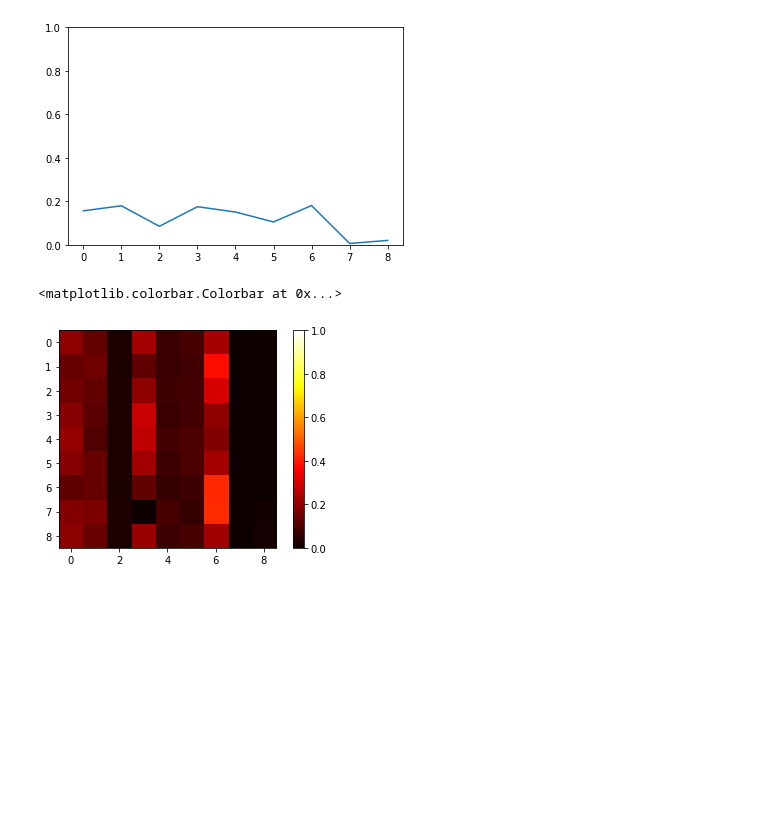
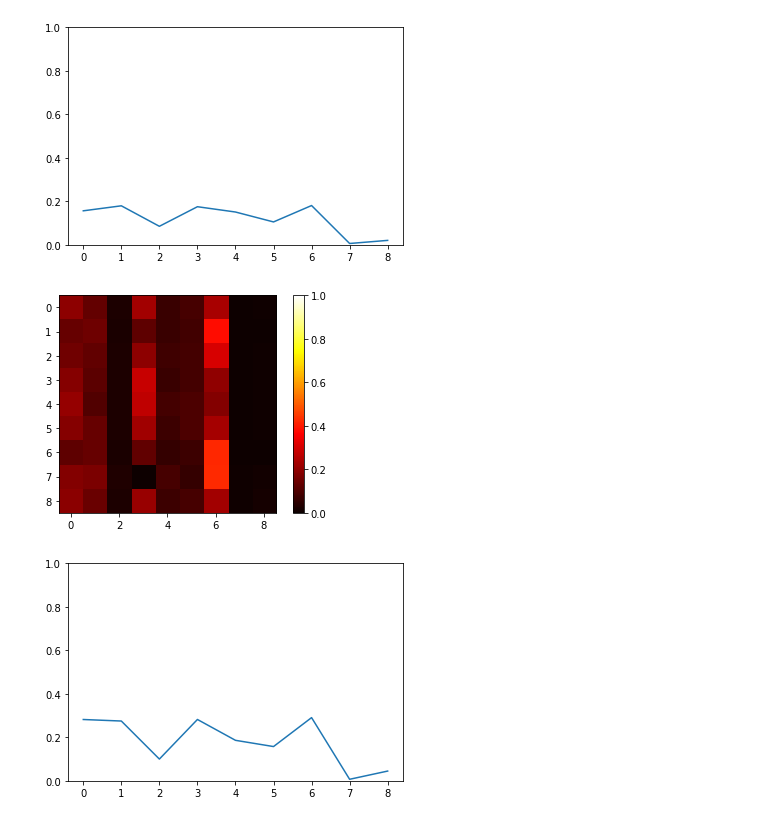
Before and after one commit to Fuuzball/I_vote_for_cancer, a Jupyter notebook: confusion.ipynb, the cells around one changed output. Drawn from its saved outputs; the diff is of its cells as text; code cells hidden in the pictures; blank space fills up the shorter version.

```diff
--- a/confusion.ipynb
+++ b/confusion.ipynb
@@ -98,17 +98,17 @@ plt.savefig('presentation/genevarll.png')
 # %%
 plt.imshow(cmatrix(gene_val_prob, y_val),cmap='hot')
 plt.clim([0,1])
 plt.colorbar()
 plt.savefig('presentation/geneconf.png')
 
 plt.figure()
-ll = logloss_per_class(genevar_val_prob, y_val)
+ll = logloss_per_class(gene_val_prob, y_val)
 plt.plot(ll)
 plt.ylim([0,1])
-plt.savefig('presentation/genevarll.png')
+plt.savefig('presentation/genell.png')
 # %% [output]
-<matplotlib.colorbar.Colorbar at 0x...>
 [figure]
+[figure, added]
 # %%
 plt.imshow(cmatrix(var_val_prob, y_val),cmap='hot')
 plt.clim([0,1])
```
Also changed, not shown: parts of 3 cells of this notebook, 1 other file.
